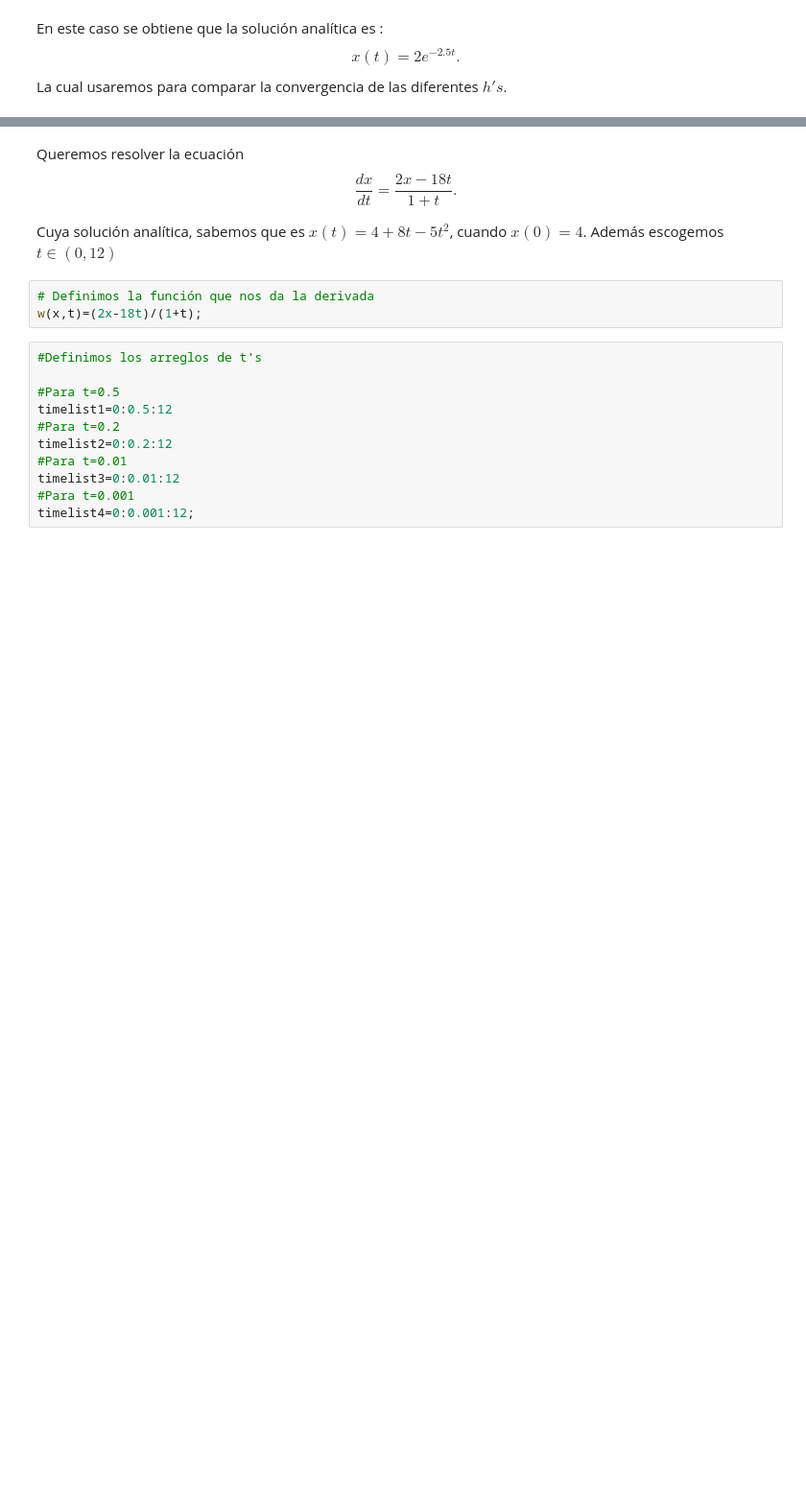
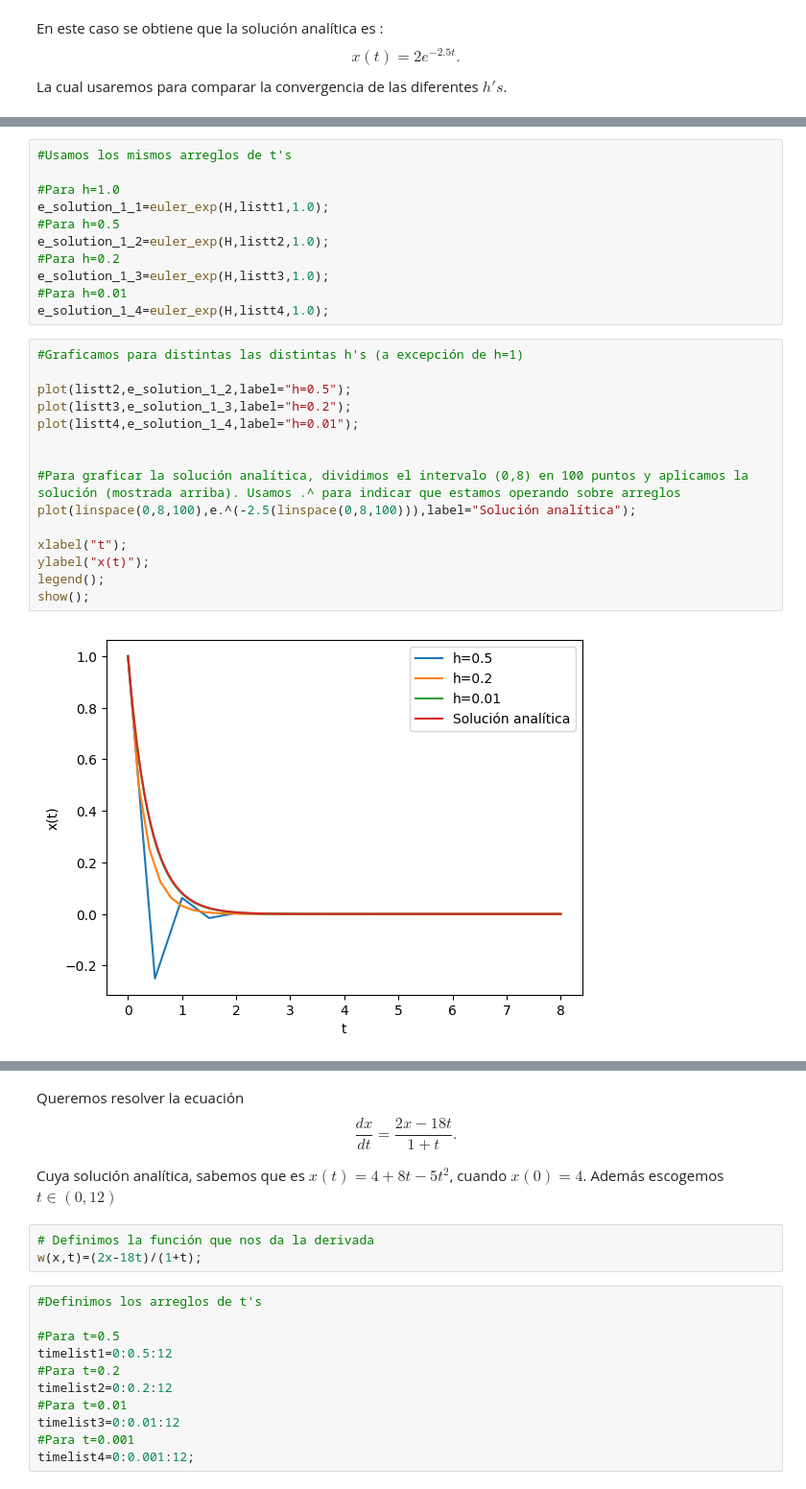
Before and after one commit to alexzpi/Fisica_Computacional_Perez_Fernandez, a Jupyter notebook: Tarea_12.ipynb, the cells around one changed output, grey strips where cells are left out. Shown: that part at 96% size. Cells and saved outputs as stored; diff of their text form; blank space fills up the shorter version.

```diff
--- a/Tarea_12.ipynb
+++ b/Tarea_12.ipynb
@@ -298,0 +245,28 @@ show();
+# %%
+#Usamos los mismos arreglos de t's
+
+#Para h=1.0
+e_solution_1_1=euler_exp(H,listt1,1.0);
+#Para h=0.5
+e_solution_1_2=euler_exp(H,listt2,1.0);
+#Para h=0.2
+e_solution_1_3=euler_exp(H,listt3,1.0);
+#Para h=0.01
+e_solution_1_4=euler_exp(H,listt4,1.0);
+# %%
+#Graficamos para distintas las distintas h's (a excepción de h=1)
+
+plot(listt2,e_solution_1_2,label="h=0.5");
+plot(listt3,e_solution_1_3,label="h=0.2");
+plot(listt4,e_solution_1_4,label="h=0.01");
+
+
+#Para graficar la solución analítica, dividimos el intervalo (0,8) en 100 puntos y aplicamos la solución (mostrada arriba). Usamos .^ para indicar que estamos operando sobre arreglos
+plot(linspace(0,8,100),e.^(-2.5(linspace(0,8,100))),label="Solución analítica");
+
+xlabel("t");
+ylabel("x(t)");
+legend();
+show();
+# %% [output]
+[figure, added]
```
Also changed, not shown: parts of 64 cells of this notebook.
